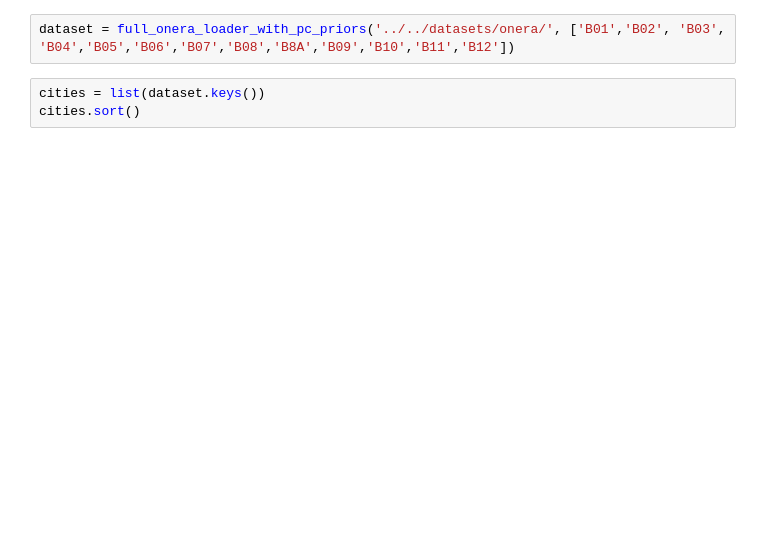
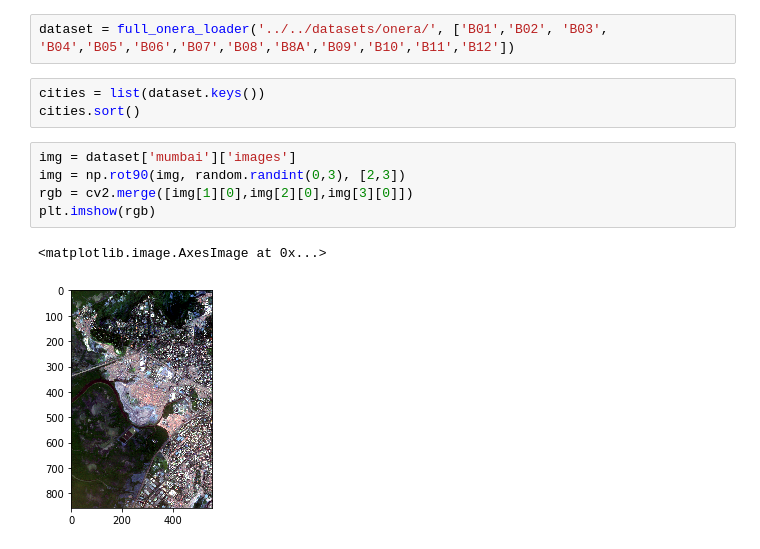
Before and after one commit to granularai/fabric, a Jupyter notebook: notebooks/play_unet_siamese.ipynb, the cells around one changed output. Cells and saved outputs as stored; diff of their text form; blank space fills up the shorter version.

```diff
--- a/notebooks/play_unet_siamese.ipynb
+++ b/notebooks/play_unet_siamese.ipynb
@@ -158,7 +56,15 @@ UNetClassify(
 )
 # %%
-dataset = full_onera_loader_with_pc_priors('../../datasets/onera/', ['B01','B02', 'B03', 'B04','B05','B06','B07','B08','B8A','B09','B10','B11','B12'])
+dataset = full_onera_loader('../../datasets/onera/', ['B01','B02', 'B03', 'B04','B05','B06','B07','B08','B8A','B09','B10','B11','B12'])
 # %%
 cities = list(dataset.keys())
 cities.sort()
+# %%
+img = dataset['mumbai']['images']
+img = np.rot90(img, random.randint(0,3), [2,3])
+rgb = cv2.merge([img[1][0],img[2][0],img[3][0]])
+plt.imshow(rgb)
+# %% [output]
+<matplotlib.image.AxesImage at 0x...>
+[figure, added]
 # %%
```
Also changed, not shown: parts of 30 cells of this notebook, 6 other files.
